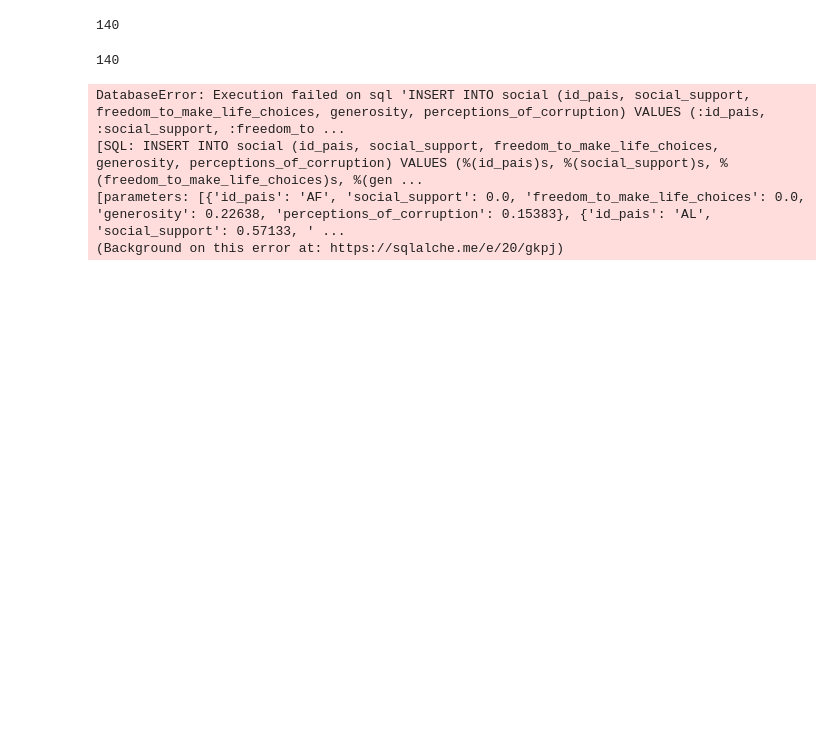
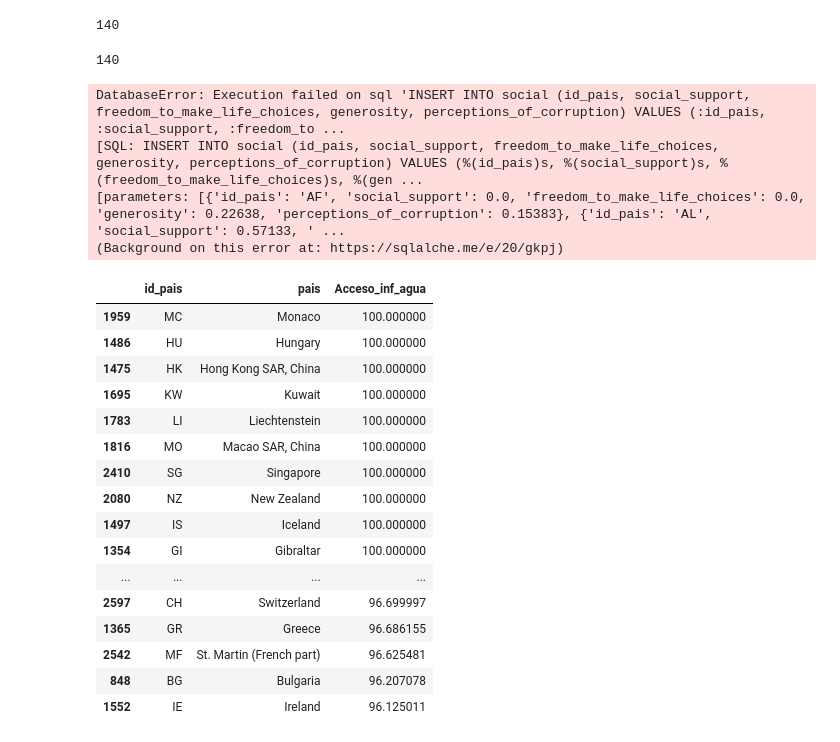
Before and after one commit to Juancarlosdelmarlostanau/proyect-sql, a Jupyter notebook: prueba.ipynb, the cells around one changed output. Cells and saved outputs as stored; diff of their text form; code cells hidden in the pictures; blank space fills up the shorter version.

```diff
--- a/prueba.ipynb
+++ b/prueba.ipynb
@@ -201,4 +204,22 @@ DatabaseError: Execution failed on sql 'INSERT INTO social (id_pais, social_supp
 [parameters: [{'id_pais': 'AF', 'social_support': 0.0, 'freedom_to_make_life_choices': 0.0, 'generosity': 0.22638, 'perceptions_of_corruption': 0.15383}, {'id_pais': 'AL', 'social_support': 0.57133, ' ...
 (Background on this error at: https://sqlalche.me/e/20/gkpj)
 # %%
-print("Hola")
+df_inf_agua2024.head(50)
+# %% [output]
+|  | id_pais | pais | Acceso_inf_agua |
+| 1959 | MC | Monaco | 100.000000 |
+| 1486 | HU | Hungary | 100.000000 |
+| 1475 | HK | Hong Kong SAR, China | 100.000000 |
+| 1695 | KW | Kuwait | 100.000000 |
+| 1783 | LI | Liechtenstein | 100.000000 |
+| 1816 | MO | Macao SAR, China | 100.000000 |
+| 2410 | SG | Singapore | 100.000000 |
+| 2080 | NZ | New Zealand | 100.000000 |
+| 1497 | IS | Iceland | 100.000000 |
+| 1354 | GI | Gibraltar | 100.000000 |
+| ... | ... | ... | ... |
+| 2597 | CH | Switzerland | 96.699997 |
+| 1365 | GR | Greece | 96.686155 |
+| 2542 | MF | St. Martin (French part) | 96.625481 |
+| 848 | BG | Bulgaria | 96.207078 |
+| 1552 | IE | Ireland | 96.125011 |
```
Also changed, not shown: parts of 7 cells of this notebook.
